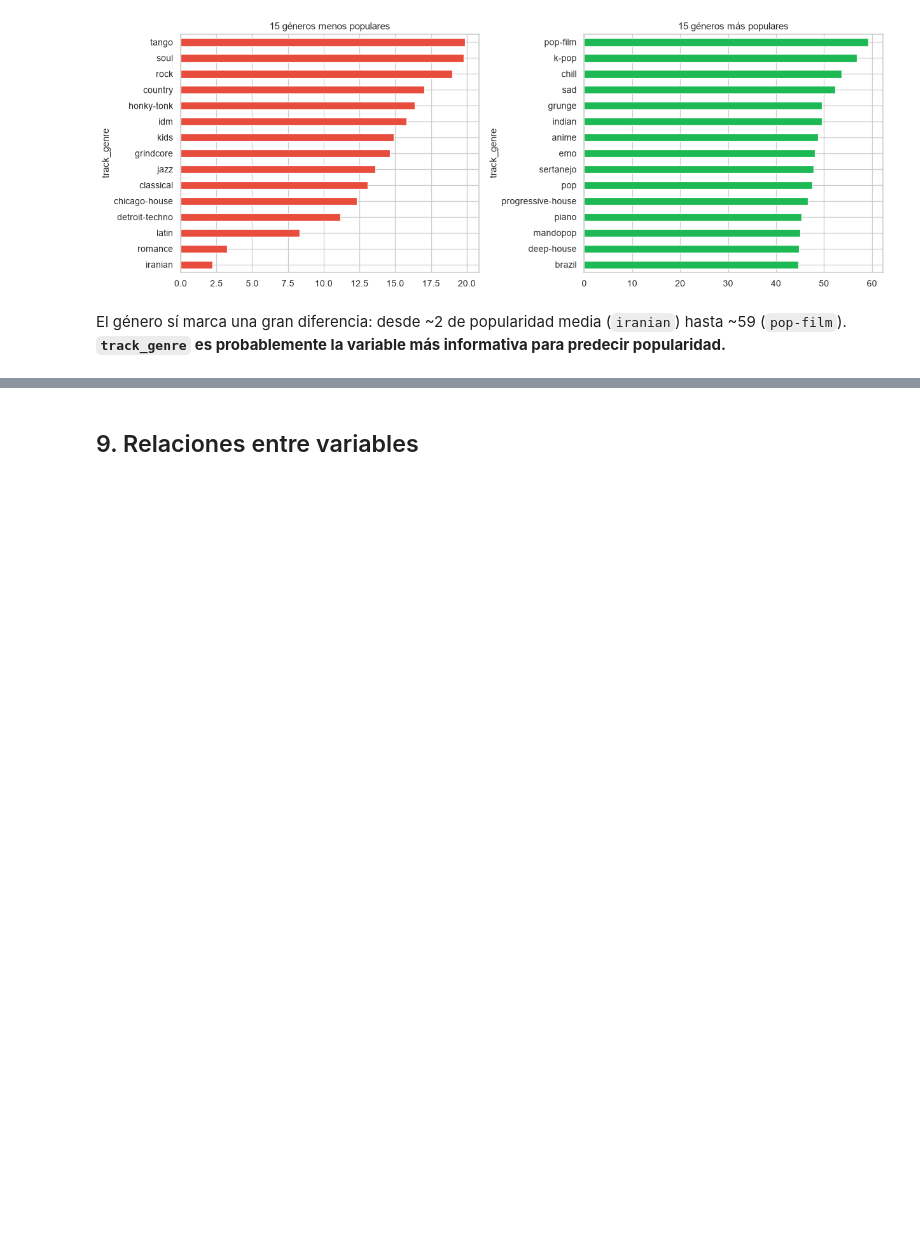
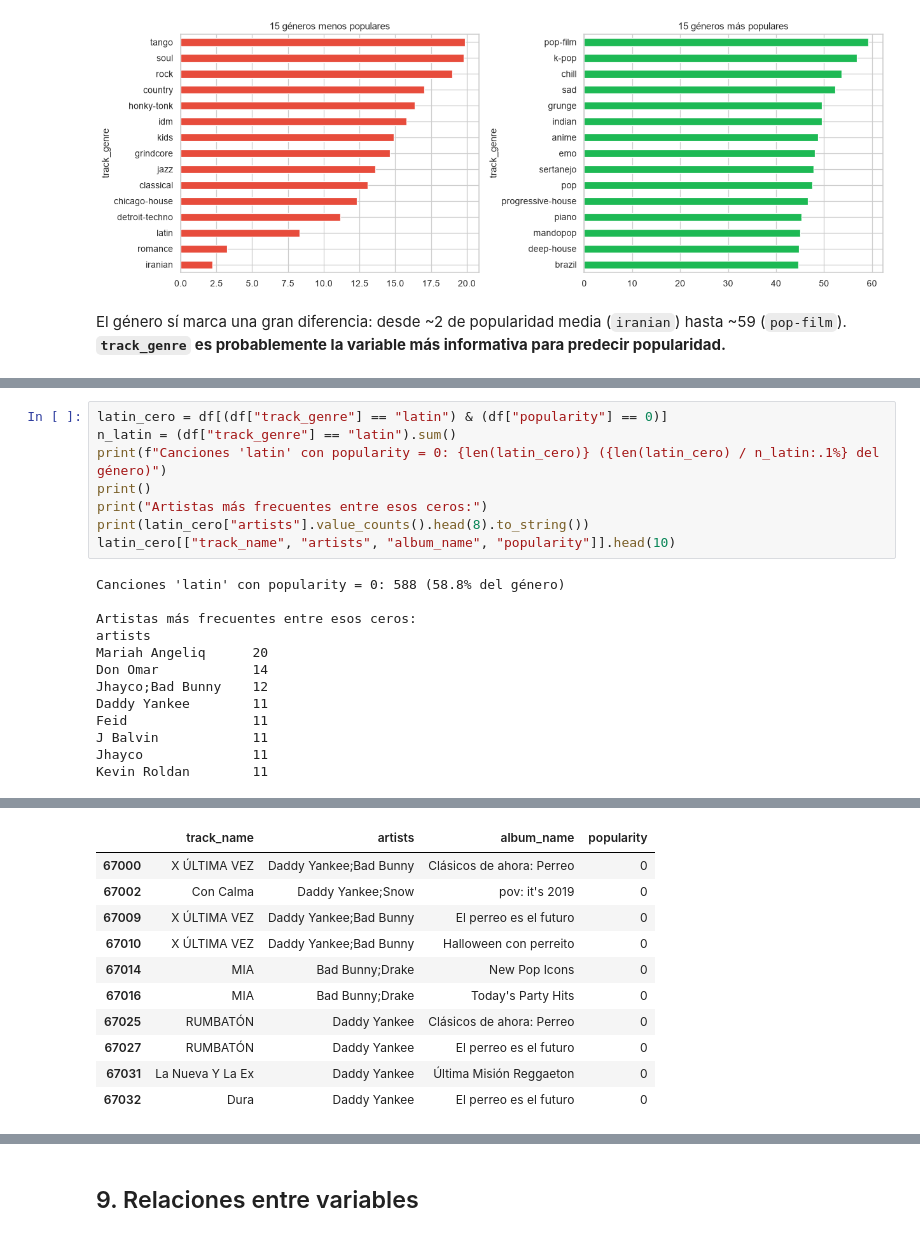
Before and after one commit to felipeangel321/Evaluacion2_machine_learning, a Jupyter notebook: notebooks/01_eda_analisis_exploratorio.ipynb, the cells around one changed output, grey strips where cells are left out. Drawn from its saved outputs; the diff is of its cells as text; blank space fills up the shorter version.

```diff
--- a/notebooks/01_eda_analisis_exploratorio.ipynb
+++ b/notebooks/01_eda_analisis_exploratorio.ipynb
@@ -369,0 +404,21 @@ El género sí marca una gran diferencia: desde ~2 de popularidad media (`irania
+# %%
+latin_cero = df[(df["track_genre"] == "latin") & (df["popularity"] == 0)]
+n_latin = (df["track_genre"] == "latin").sum()
+print(f"Canciones 'latin' con popularity = 0: {len(latin_cero)} ({len(latin_cero) / n_latin:.1%} del género)")
+print()
+print("Artistas más frecuentes entre esos ceros:")
+print(latin_cero["artists"].value_counts().head(8).to_string())
+latin_cero[["track_name", "artists", "album_name", "popularity"]].head(10)
+# %% [output]
+Canciones 'latin' con popularity = 0: 588 (58.8% del género)
+
+Artistas más frecuentes entre esos ceros:
+artists
+Mariah Angeliq      20
+Don Omar            14
+Jhayco;Bad Bunny    12
+Daddy Yankee        11
+Feid                11
+J Balvin            11
+Jhayco              11
+Kevin Roldan        11
@@ -369,0 +426,11 @@ El género sí marca una gran diferencia: desde ~2 de popularidad media (`irania
+|  | track_name | artists | album_name | popularity |
+| 67000 | X ÚLTIMA VEZ | Daddy Yankee;Bad Bunny | Clásicos de ahora: Perreo | 0 |
+| 67002 | Con Calma | Daddy Yankee;Snow | pov: it's 2019 | 0 |
+| 67009 | X ÚLTIMA VEZ | Daddy Yankee;Bad Bunny | El perreo es el futuro | 0 |
+| 67010 | X ÚLTIMA VEZ | Daddy Yankee;Bad Bunny | Halloween con perreito | 0 |
+| 67014 | MIA | Bad Bunny;Drake | New Pop Icons | 0 |
+| 67016 | MIA | Bad Bunny;Drake | Today's Party Hits | 0 |
+| 67025 | RUMBATÓN | Daddy Yankee | Clásicos de ahora: Perreo | 0 |
+| 67027 | RUMBATÓN | Daddy Yankee | El perreo es el futuro | 0 |
+| 67031 | La Nueva Y La Ex | Daddy Yankee | Última Misión Reggaeton | 0 |
+| 67032 | Dura | Daddy Yankee | El perreo es el futuro | 0 |
```
Also changed, not shown: parts of 11 cells of this notebook, 4 other files.
